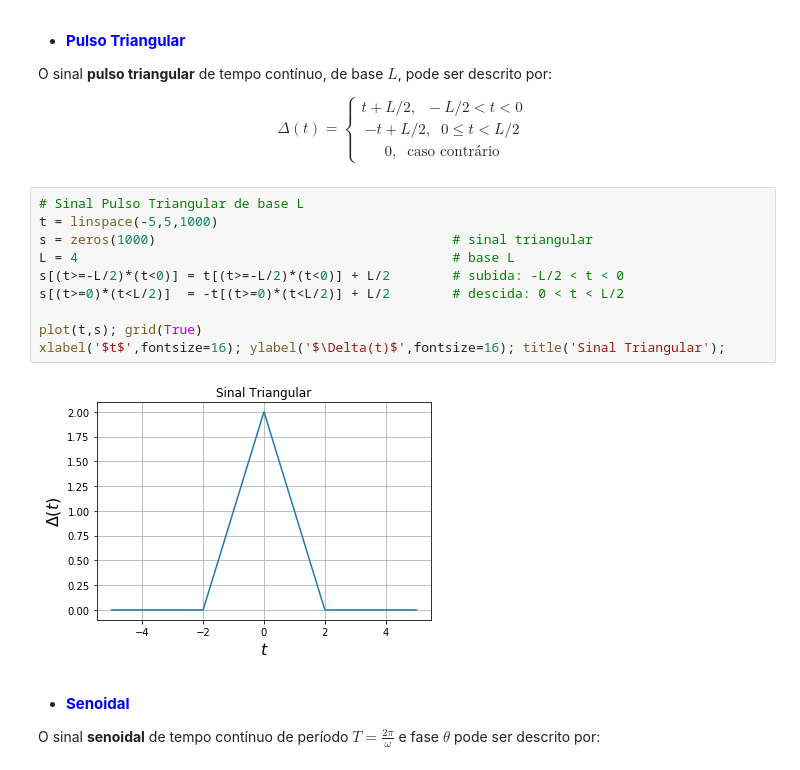
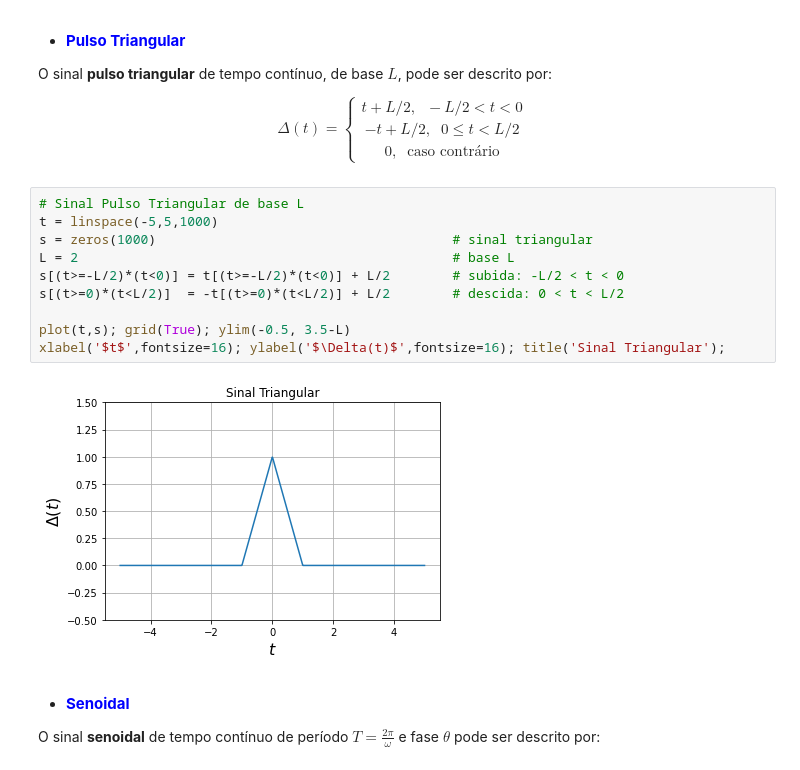
Before and after one commit to kaw19/linear_systems, a Jupyter notebook: 01 sinais/SL_Lab_01_Sinais_Elementares_git.ipynb, the cells around one changed output. Cells and saved outputs as stored; diff of their text form.

```diff
--- a/01 sinais/SL_Lab_01_Sinais_Elementares_git.ipynb
+++ b/01 sinais/SL_Lab_01_Sinais_Elementares_git.ipynb
@@ -163,15 +166,15 @@ t+L/2,\;\;-L/2 < t < 0\\
 # %%
 # Sinal Pulso Triangular de base L
 t = linspace(-5,5,1000)
 s = zeros(1000)                                      # sinal triangular
-L = 4                                                # base L
+L = 2                                                # base L
 s[(t>=-L/2)*(t<0)] = t[(t>=-L/2)*(t<0)] + L/2        # subida: -L/2 < t < 0
 s[(t>=0)*(t<L/2)]  = -t[(t>=0)*(t<L/2)] + L/2        # descida: 0 < t < L/2
 
-plot(t,s); grid(True)
+plot(t,s); grid(True); ylim(-0.5, 3.5-L)
 xlabel('$t$',fontsize=16); ylabel('$\Delta(t)$',fontsize=16); title('Sinal Triangular');
 # %% [output]
-[figure, old version]
+[figure, new version]
 # %% [markdown]
 **<ul><li><p style="color:blue; font-family:verdana; font-size:15px">Senoidal</p></li>**
 
```
Also changed, not shown: parts of 21 cells of this notebook.
